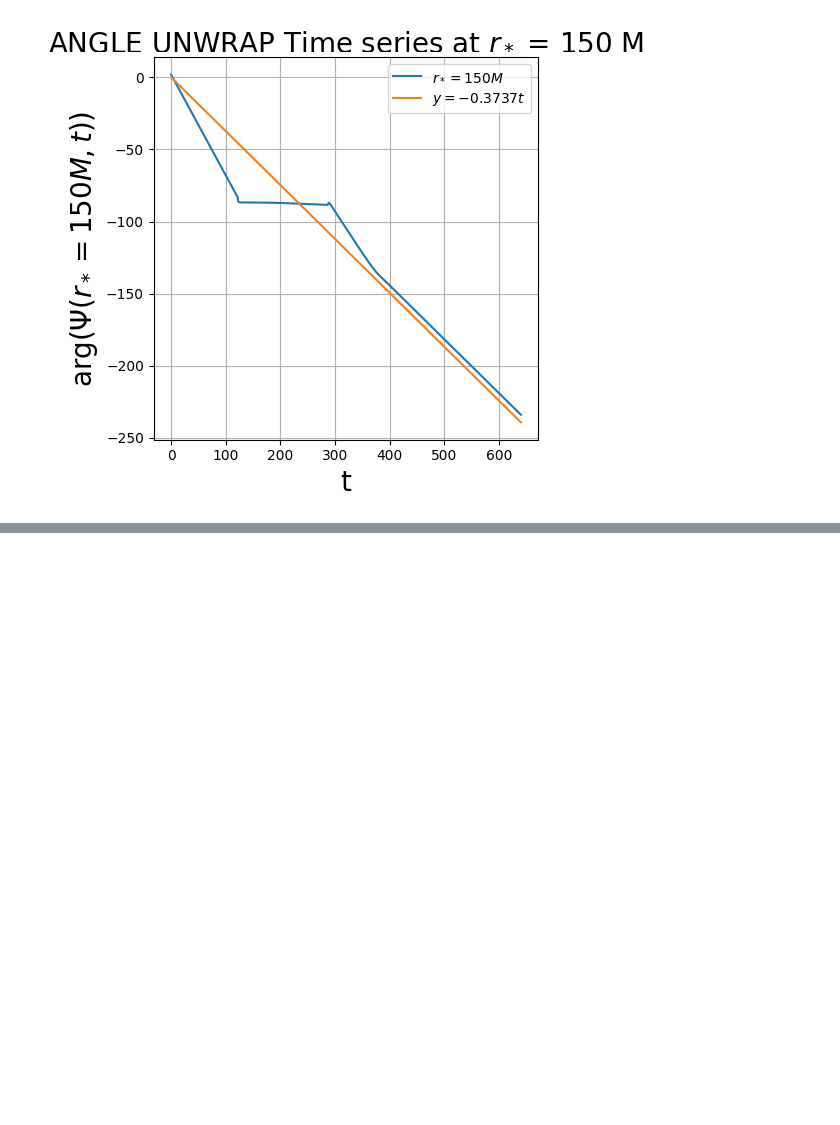
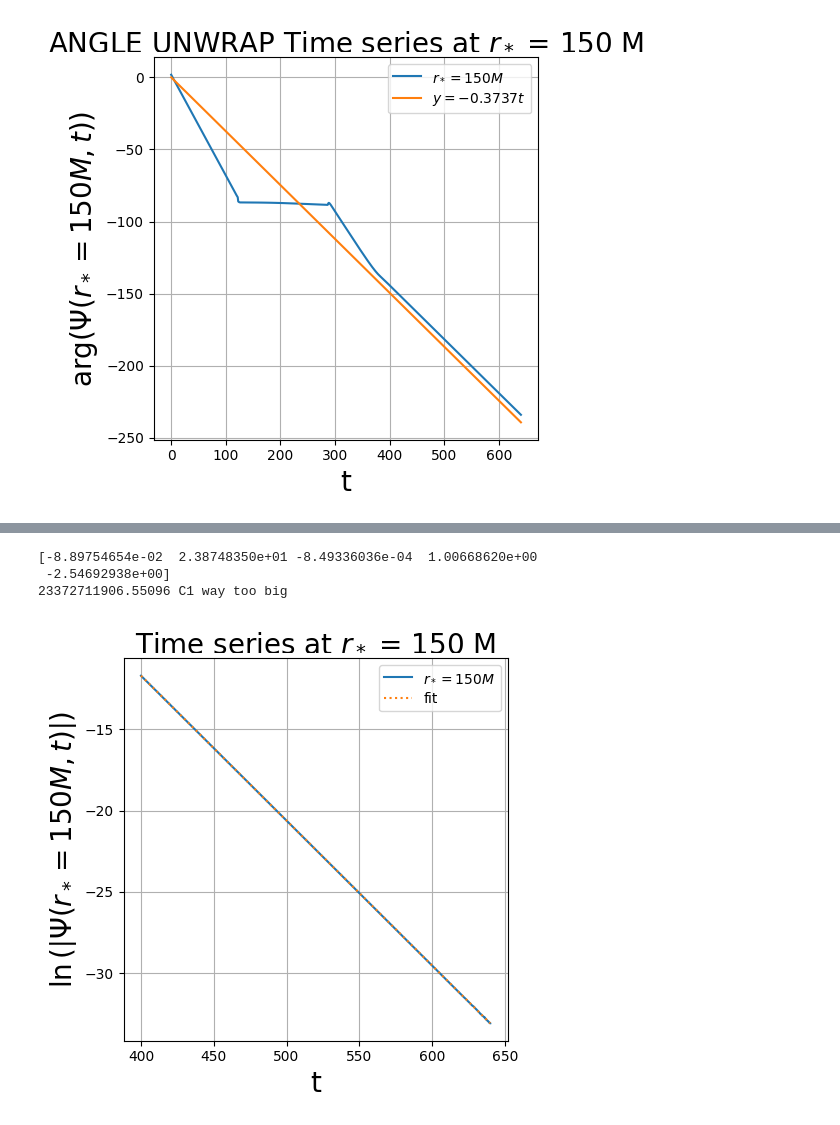
Before and after one commit to dakeerie/MSci-Project, a Jupyter notebook: Results.ipynb, the cells around one changed output, grey strips where cells are left out. Cells and saved outputs as stored; diff of their text form; code cells hidden in the pictures; blank space fills up the shorter version.

```diff
--- a/Results.ipynb
+++ b/Results.ipynb
@@ -248,0 +265,24 @@ plt.show()
+# %%
+def linear(x, m, c, A, om, phi):
+    y = m*x + c + A*np.cos(om*x + phi)
+    return y
+
+params, params_covariance = optimize.curve_fit(linear, times[idx_lower:], np.log(np.abs(qnm_ts[idx_lower:])), maxfev = 150000)
+print(params)
+# print(params_covariance)
+print(np.exp(params[1]), 'C1 way too big')
+
+plt.figure(figsize = (5, 5))
+plt.plot(times[idx_lower:], np.log(np.abs(qnm_ts[idx_lower:])), label = rf'$r_* = {extraction_radii[1]} M$')
+plt.plot(times[idx_lower:], linear(times[idx_lower:], params[0], params[1], params[2], params[3], params[4]), linestyle = 'dotted', label = 'fit')
+plt.xlabel('t', fontsize = 20)
+plt.ylabel(rf'$\ln \left( \left| \Psi (r_*={extraction_radii[1]} M, t) \right| \right)$', fontsize = 20)
+plt.title(rf'Time series at $r_*$ = {extraction_radii[1]} M', fontsize = 20)
+plt.legend()
+plt.grid()
+plt.tight_layout()
+# %% [output]
+[-8.89754654e-02  2.38748350e+01 -8.49336036e-04  1.00668620e+00
+ -2.54692938e+00]
+23372711906.55096 C1 way too big
+[figure, added]
```
Also changed, not shown: parts of 3 cells of this notebook, 1 other file.
